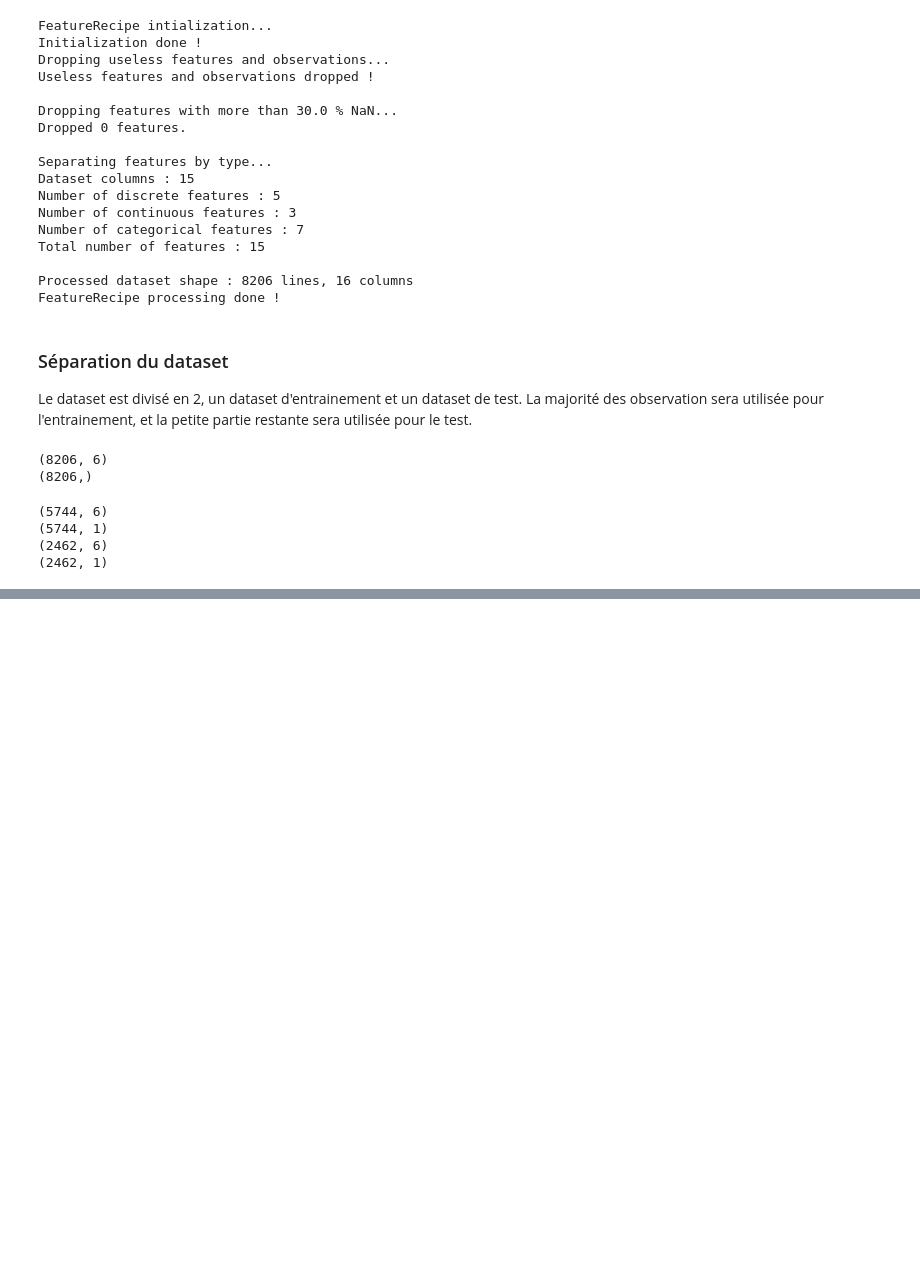
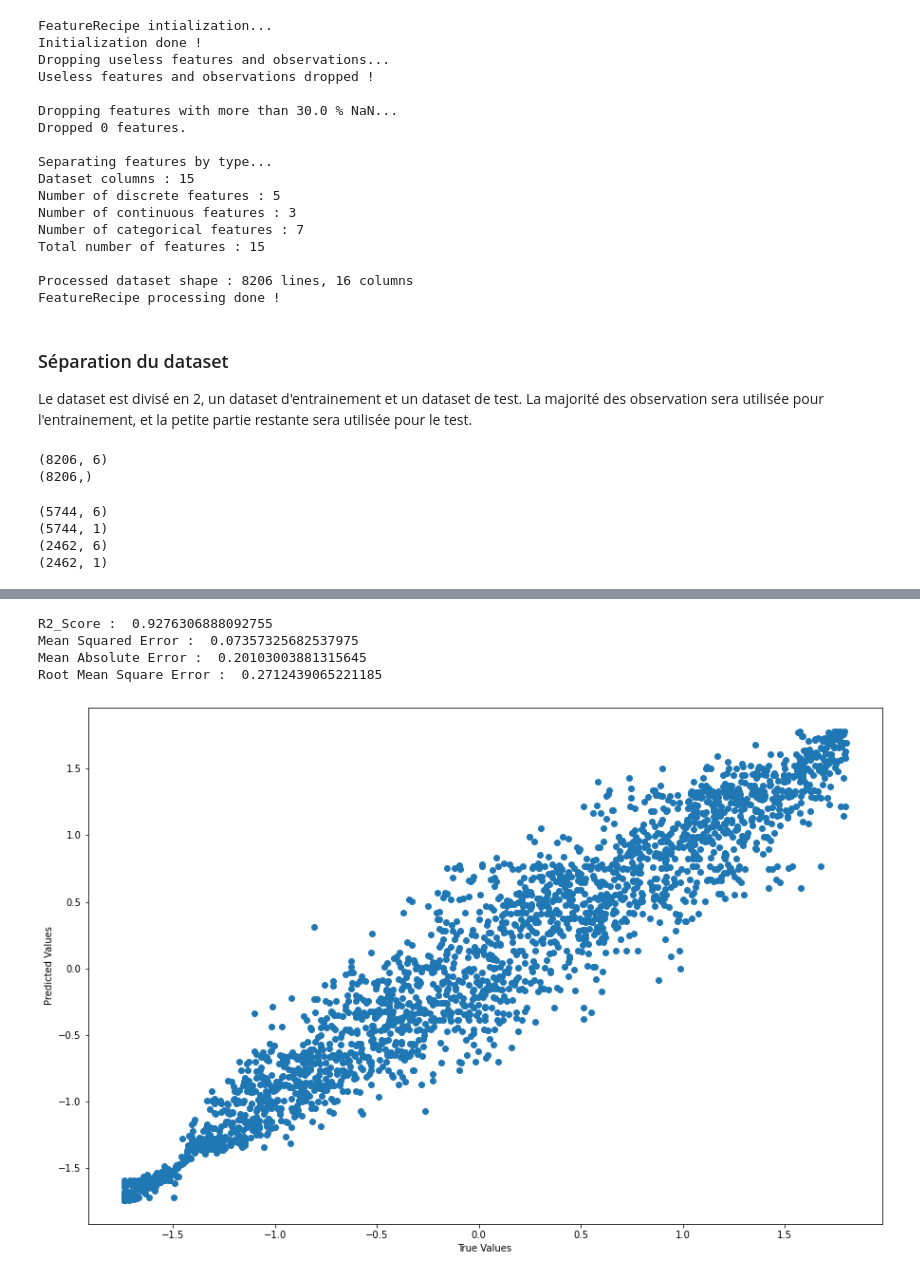
Before and after one commit to elisa-desmetz/Projet_Cloud, a Jupyter notebook: ml/algo_pipeline_demo.ipynb, the cells around one changed output, grey strips where cells are left out. Saved outputs shown, nothing was run; the diff lists cells and outputs as text; code cells hidden in the pictures; blank space fills up the shorter version.

```diff
--- a/ml/algo_pipeline_demo.ipynb
+++ b/ml/algo_pipeline_demo.ipynb
@@ -111,0 +142,27 @@ Root Mean Square Error :  0.257045373540922
+# %%
+rfc_model_most_important=RandomForestRegressor(n_estimators=50,random_state=42)
+
+important_features = [feature_list.index('HP'), feature_list.index('Year'), feature_list.index('Popularity')]
+x_important_train = x_train[: , important_features]
+x_important_test = x_test[: , important_features]
+
+rfc_model_most_important.fit(x_important_train,y_train)
+
+y_important_pred=rfc_model_most_important.predict(x_important_test)
+
+print("R2_Score : ", r2_score(y_test,y_important_pred))
+print("Mean Squared Error : ", mean_squared_error(y_test,y_important_pred))
+print("Mean Absolute Error : ",mean_absolute_error(y_test,y_important_pred))
+print("Root Mean Square Error : ",math.sqrt(mean_squared_error(y_test,y_important_pred)))
+# %% [output]
+R2_Score :  0.9276306888092755
+Mean Squared Error :  0.07357325682537975
+Mean Absolute Error :  0.20103003881315645
+Root Mean Square Error :  0.2712439065221185
+# %%
+plt.figure(figsize=(15,10))
+plt.scatter(y_test,y_important_pred)
+plt.xlabel("True Values")
+plt.ylabel("Predicted Values");
+# %% [output]
+[figure, added]
```
Also changed, not shown: parts of 15 cells of this notebook, 6 other files.
